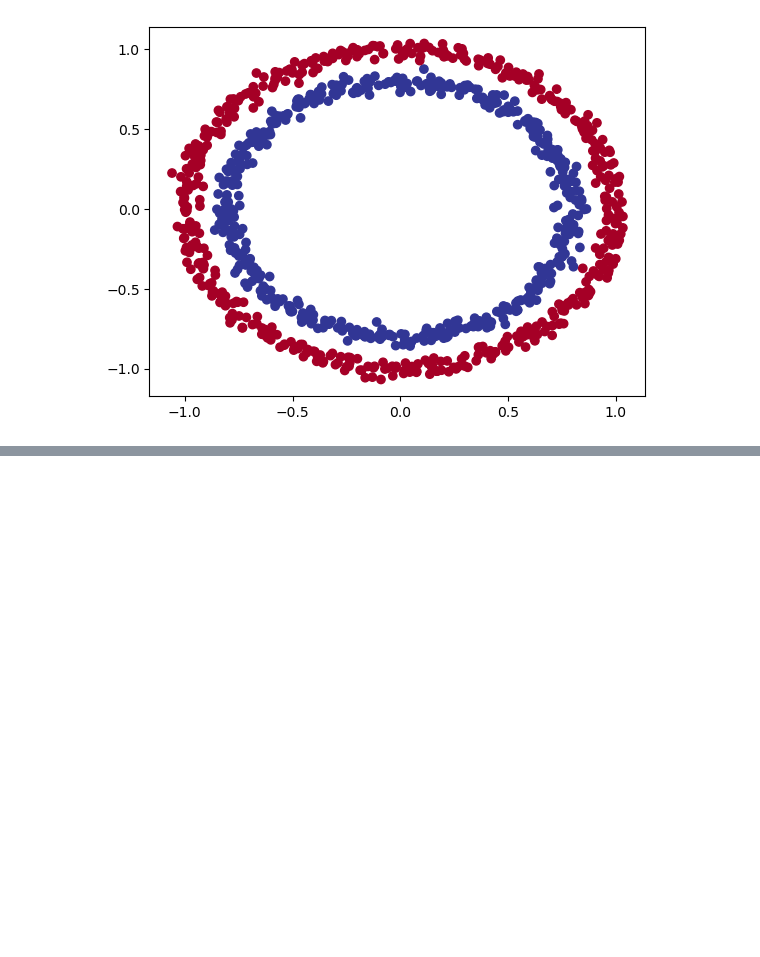
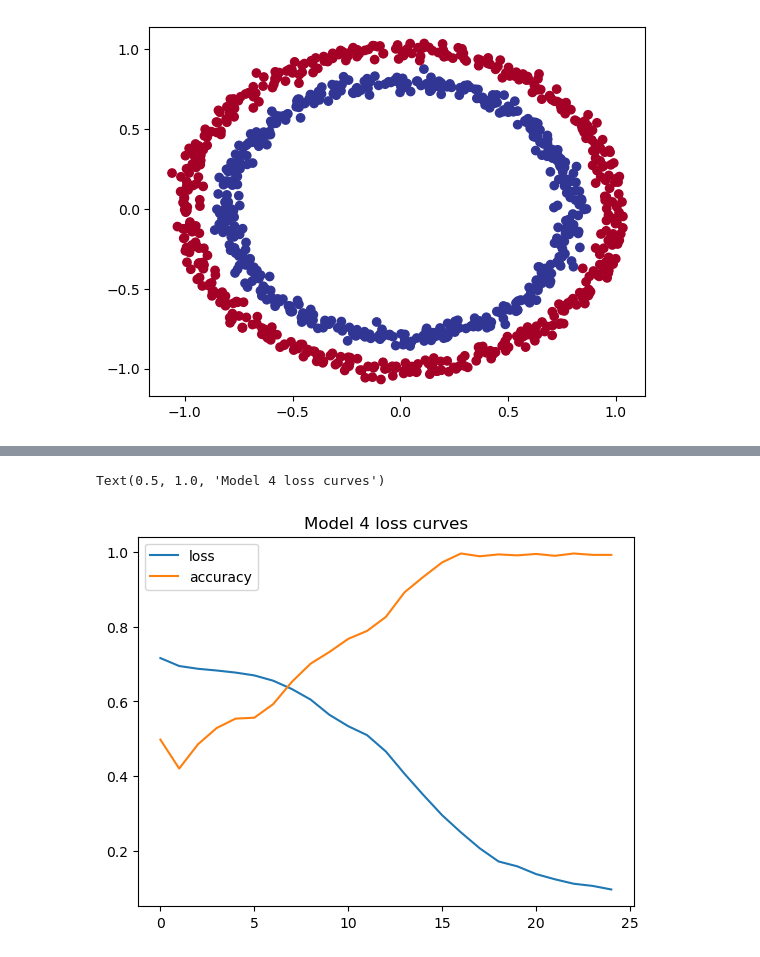
Before and after one commit to bmmukhridin/TensorFlow-Course, a Jupyter notebook: tf-classification.ipynb, the cells around one changed output, grey strips where cells are left out. Saved outputs shown, nothing was run; the diff lists cells and outputs as text; code cells hidden in the pictures; blank space fills up the shorter version.

```diff
--- a/tf-classification.ipynb
+++ b/tf-classification.ipynb
@@ -64,0 +223,17 @@ plt.scatter(X[:,0], X[:,1], c=y, cmap=plt.cm.RdYlBu);
+# %%
+# Lets recreate a model to fit on the training data and evaluate on the testing data
+tf.random.set_seed(42)
+
+model_4 = Sequential()
+
+model_4.add(Dense(4, activation='relu'))
+model_4.add(Dense(4, activation='relu'))
+model_4.add(Dense(1, activation='sigmoid'))
+
+model_4.compile(loss='binary_crossentropy',
+                optimizer=tf.keras.optimizers.Adam(learning_rate=0.01),
+                metrics=['accuracy'])
+
+
+
+history = model_4.fit(X_train, y_train, epochs=25)
@@ -64,0 +279,6 @@ plt.scatter(X[:,0], X[:,1], c=y, cmap=plt.cm.RdYlBu);
+# %%
+pd.DataFrame(history.history).plot()
+plt.title('Model 4 loss curves')
+# %% [output]
+Text(0.5, 1.0, 'Model 4 loss curves')
+[figure, added]
```
Also changed, not shown: parts of 18 cells of this notebook.
